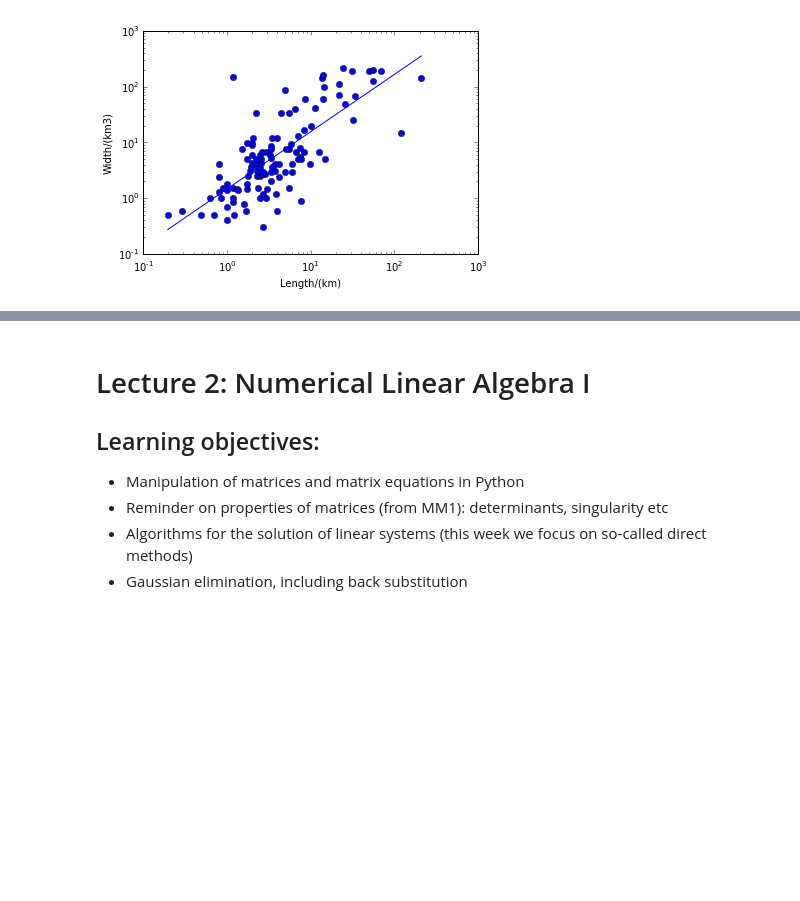
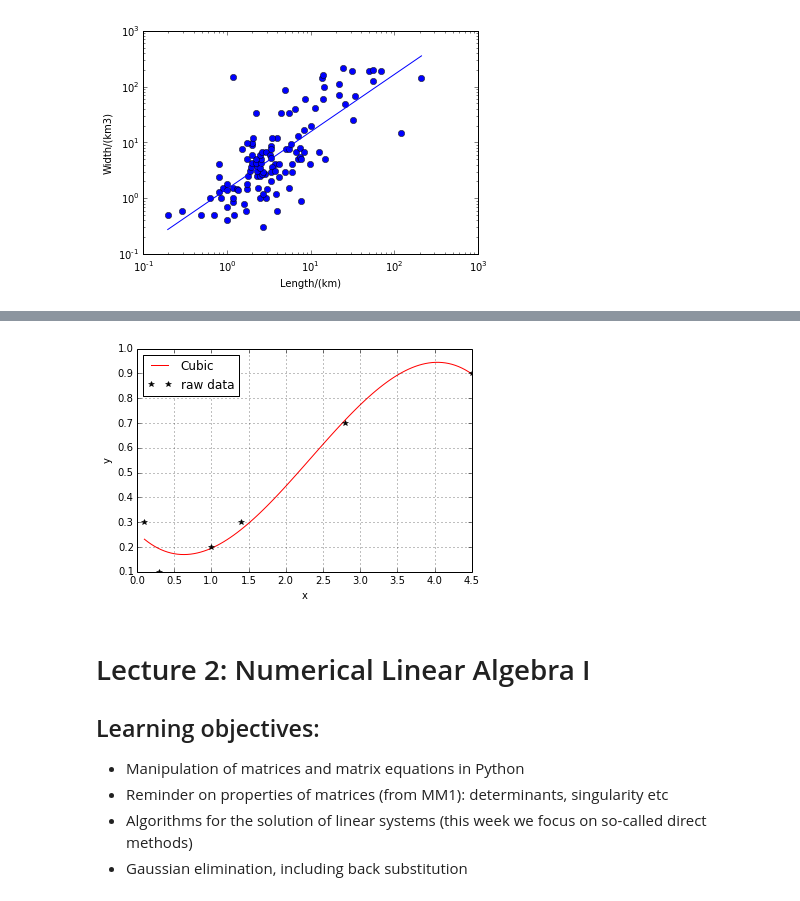
Before and after one commit to fmilthaler/Numerical-methods-1, a Jupyter notebook: notebook/numerical_methods_1_all-solutions.ipynb, the cells around one changed output, grey strips where cells are left out. Saved outputs shown, nothing was run; the diff lists cells and outputs as text; code cells hidden in the pictures; blank space fills up the shorter version.

```diff
--- a/notebook/numerical_methods_1_all-solutions.ipynb
+++ b/notebook/numerical_methods_1_all-solutions.ipynb
@@ -442,3 +457,24 @@ pylab.show()
+# %%
+# consider the above example data again
+x=numpy.array([0.1,0.3,1.0,1.4,2.8,4.5])
+y=numpy.array([0.3,0.1,0.2,0.3,0.7,0.9])
+
+xx=numpy.linspace(0.1, 4.5, 100)
+
+# Cubic
+poly_coeffs=numpy.polyfit(x, y, 3)
+p3 = numpy.poly1d(poly_coeffs)
+pylab.plot(xx, p3(xx), 'r', label='Cubic')
+
+# Overlay raw data
+plot_raw_data(x, y)
+
+# Add a legend
+pylab.legend(loc='best')
+
+pylab.show()
+# %% [output]
+[figure, added]
 # %% [markdown]
 # Lecture 2: Numerical Linear Algebra I
 
```
Also changed, not shown: parts of 2 cells of this notebook.
